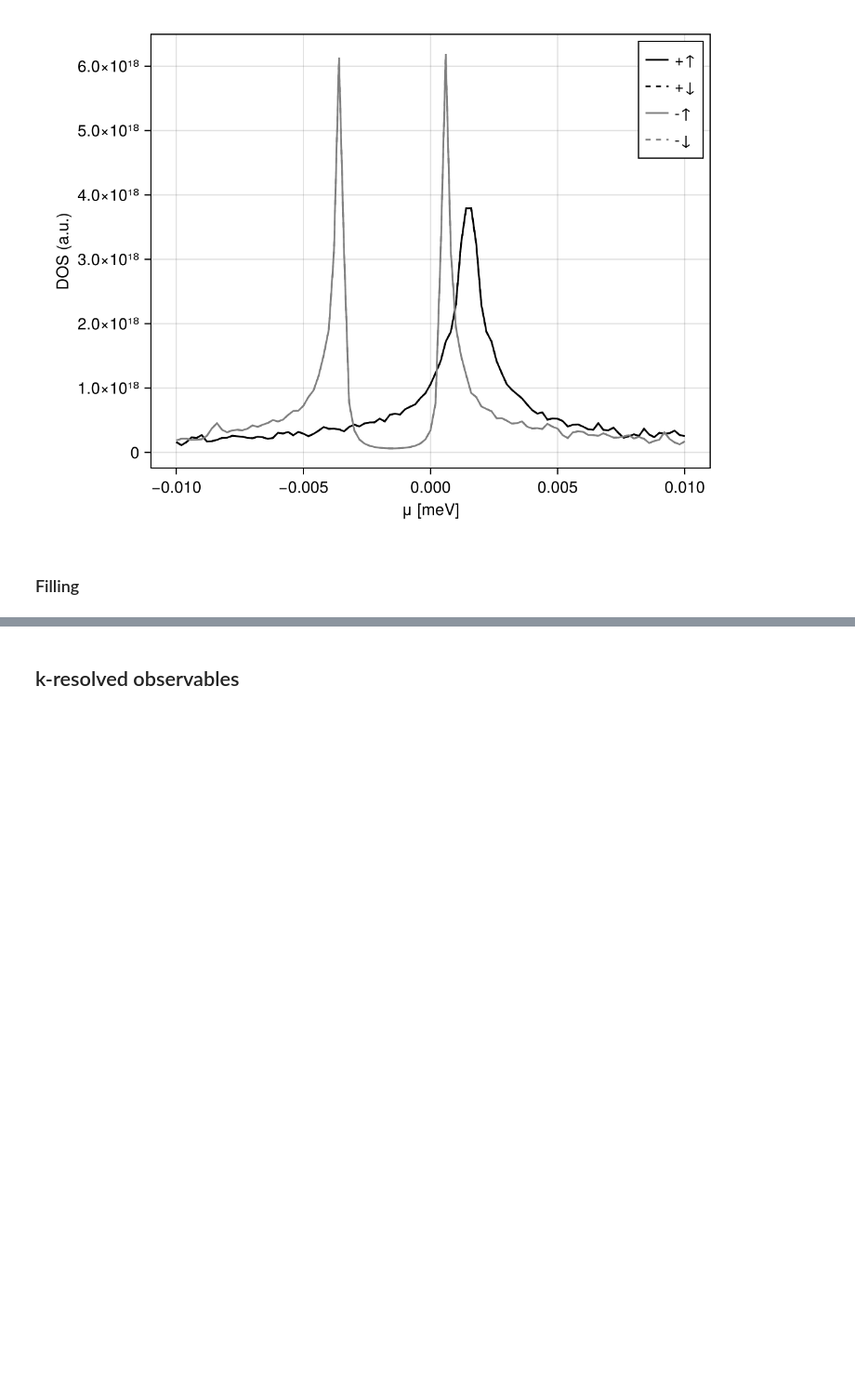
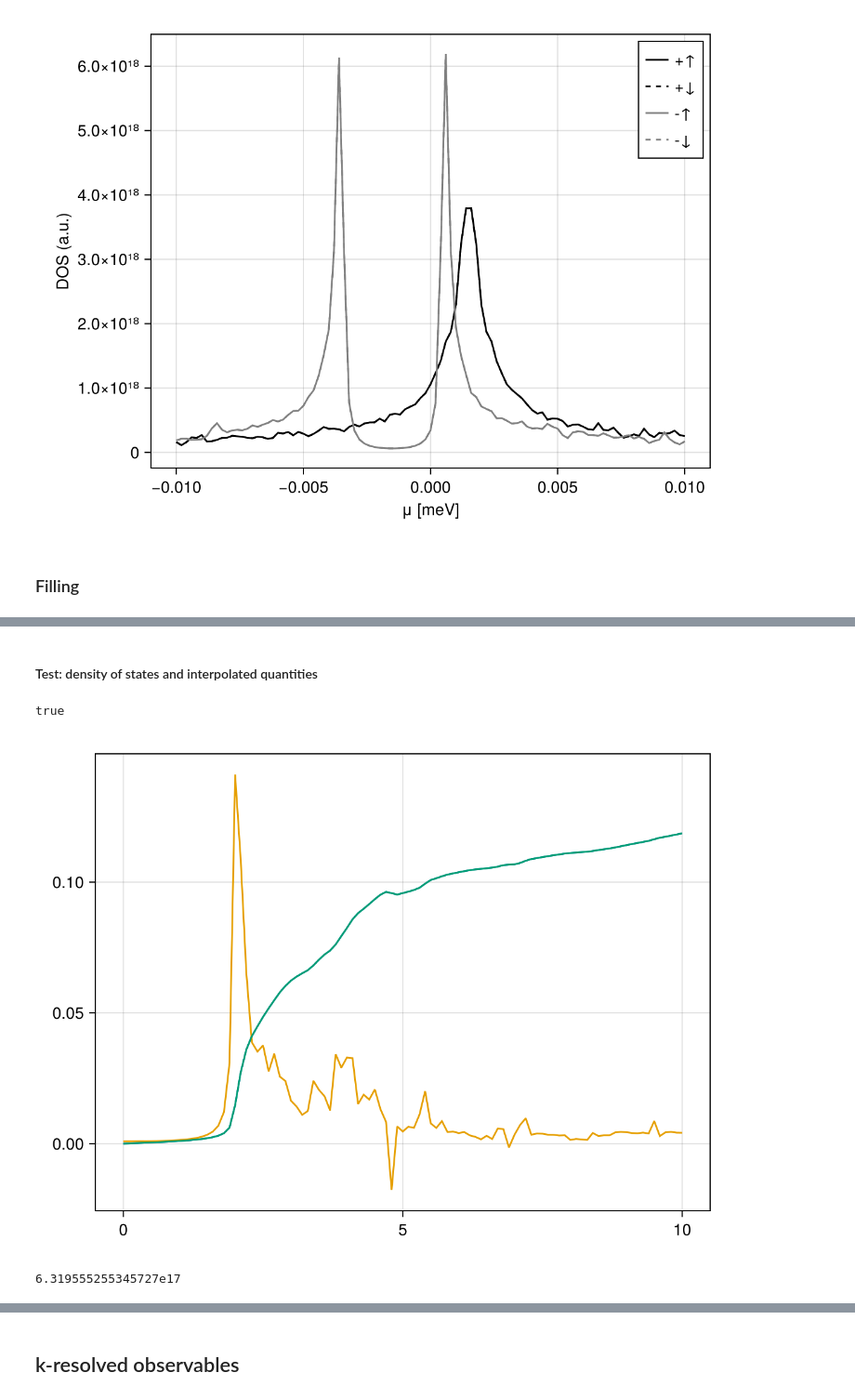
Before and after one commit to fernandopenaranda/LMC, a Jupyter notebook: src/Paper/MRinRhombohedral.ipynb, the cells around one changed output, grey strips where cells are left out. Shown at 93% size. Saved outputs shown, nothing was run; the diff lists cells and outputs as text; code cells hidden in the pictures; blank space fills up the shorter version.

```diff
--- a/src/Paper/MRinRhombohedral.ipynb
+++ b/src/Paper/MRinRhombohedral.ipynb
@@ -405,2 +403,0 @@ fig
-# %%
-fig = abcNplotbandsk(N,200, Params_rhombohedral(pn, ξ =1))
@@ -408,0 +406,2 @@ fig = abcNplotbandsk(N,200, Params_rhombohedral(pn, ξ =1))
+# %%
+sigmaijkpresets = lmc_presets(5, 0,1, p) ;
@@ -408,0 +438,24 @@ fig = abcNplotbandsk(N,200, Params_rhombohedral(pn, ξ =1))
+# %% [markdown]
+#### Test: density of states and interpolated quantities
+# %%
+
+
+_, d_o_s = interpolated_dos(sigmaijkpresets, evals = 1e3)
+n(ϵ) = Integ(d_o_s, ϵ)
+myns = n.(μlist);
+# %%
+include(rhomb_folder * "spontaneous_sym_breakingmodels.jl")
+ns = interpolated_n(d_o_s, μlist);
+pointsns = ns.(μlist);
+# %%
+isa(ns, ScaledInterpolation)
+# %% [output]
+true
+# %%
+fig = Figure(); ax = Axis(fig[1,1])
+lines!(ax, μlist, myns)
+lines!(ax, μlist, d_o_s.(μlist))
+lines!(ax, μlist, ns.(μlist) )
+fig
+# %% [output]
+[figure, added]
@@ -408,0 +464,19 @@ fig = abcNplotbandsk(N,200, Params_rhombohedral(pn, ξ =1))
+# %%
+using Interpolations
+
+xx = 0:0.25:10                      # sample points
+yy = sin.(xx)                       # numerical values
+
+η = 0.05
+evals = 2e4
+
+int_dos(ε) = c_dos(lmc0p,ε , η = η, evals = evals)[2][1]
+μlist = 0:0.1:10.0
+dos = int_dos.(μlist)
+
+itp = interpolate(dos, BSpline(Linear()))
+f = Interpolations.scale(itp, μlist)   # now f(x) acts like a function
+
+f(3.3)    # interpolate
+# %% [output]
+6.319555255345727e17
```
Also changed, not shown: parts of 14 cells of this notebook, 5 other files.
